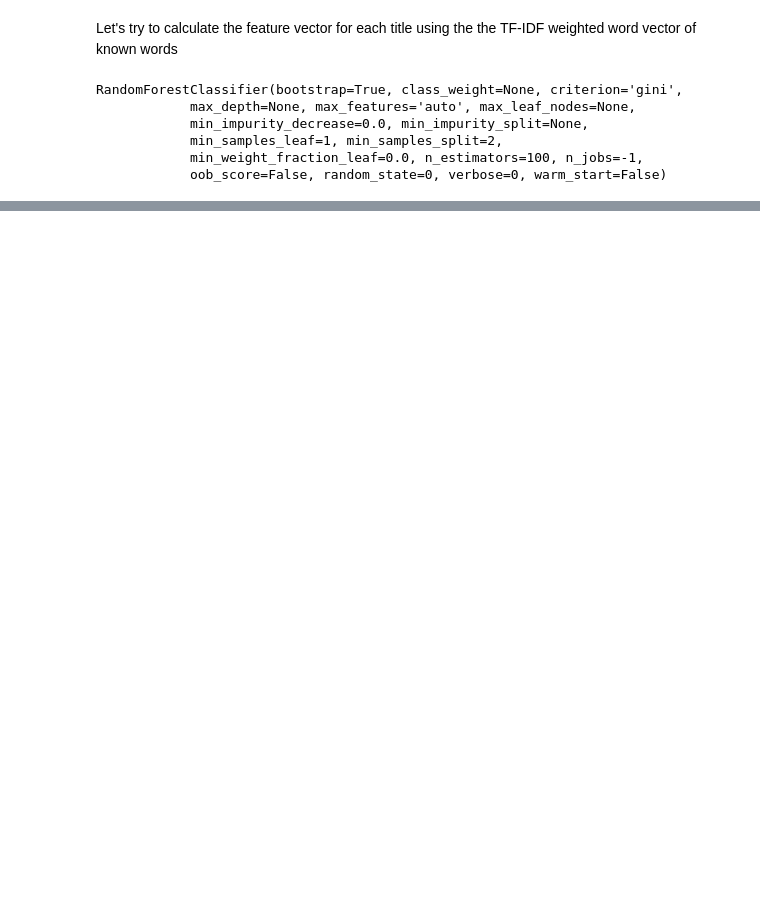
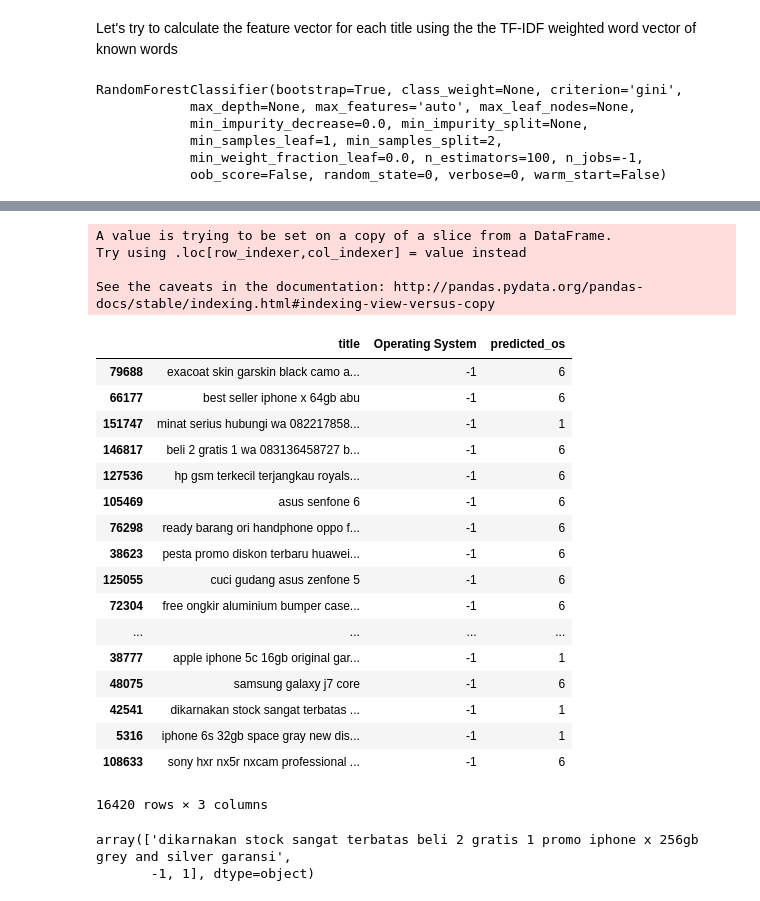
Before and after one commit to Chen-Zhe/ndsc2019, a Jupyter notebook: chenzhe_mobile_exploration.ipynb, the cells around one changed output, grey strips where cells are left out. Drawn from its saved outputs; the diff is of its cells as text; code cells hidden in the pictures; blank space fills up the shorter version.

```diff
--- a/chenzhe_mobile_exploration.ipynb
+++ b/chenzhe_mobile_exploration.ipynb
@@ -384,11 +471,10 @@ def get_avg_title_vector(itemid, title):
     total_vec += word_vec * tf_idf_score
 
   if total_score == 0:
-    return np.nan
+    return None
   return total_vec / total_score
 
-mobile_data["title_vector"] = mobile_data.apply(lambda x: get_avg_title_vector(x.itemid, x.title), axis=1)
+input_data["title_vector"] = input_data.apply(lambda x: get_avg_title_vector(x.itemid, x.title), axis=1)
+
+from sklearn.model_selection import train_test_split
+train, test = train_test_split(input_data.dropna(subset=["title_vector"]), test_size=0.2, random_state=12345)
-# %%
-from sklearn.model_selection import train_test_split
-
-train, test = train_test_split(mobile_data.dropna(subset=['title_vector']), test_size=0.2)
@@ -395,10 +493,20 @@ train, test = train_test_split(mobile_data.dropna(subset=['title_vector']), test
+# %%
+# undersample empty labels
+
+y_col = "Operating System"
+
+reduction_factor = 3
+
+valid_train = train[train[y_col] != -1]
+empty_train = train[train[y_col] == -1]
+sampled_empty_train = empty_train.sample(n=min(len(empty_train), len(valid_train)//reduction_factor), random_state=0)
+
+new_train = pd.concat([valid_train, sampled_empty_train])
 # %%
 from sklearn.ensemble import RandomForestClassifier
 
-y_col = "Operating System"
-
 clf = RandomForestClassifier(n_estimators=100, random_state=0, n_jobs=-1)
-clf.fit(np.stack(train.title_vector.values), train[y_col])
+clf.fit(np.stack(new_train.title_vector.values), new_train[y_col])
 # %% [output]
 RandomForestClassifier(bootstrap=True, class_weight=None, criterion='gini',
             max_depth=None, max_features='auto', max_leaf_nodes=None,
@@ -428,3 +576,35 @@ print(confusion_matrix(test[y_col].values, clf.predict(np.stack(test.title_vecto
+# %%
+temp = test[["title", "Operating System"]]
+temp["predicted_os"] = clf.predict(np.stack(test.title_vector.values))
+temp[(temp["Operating System"] == -1) & (temp["predicted_os"] != -1)]
+# %% [output]
+A value is trying to be set on a copy of a slice from a DataFrame.
+Try using .loc[row_indexer,col_indexer] = value instead
+
+See the caveats in the documentation: http://pandas.pydata.org/pandas-docs/stable/indexing.html#indexing-view-versus-copy
+|  | title | Operating System | predicted_os |
+| 79688 | exacoat skin garskin black camo a... | -1 | 6 |
+| 66177 | best seller iphone x 64gb abu | -1 | 6 |
+| 151747 | minat serius hubungi wa 082217858... | -1 | 1 |
+| 146817 | beli 2 gratis 1 wa 083136458727 b... | -1 | 6 |
+| 127536 | hp gsm terkecil terjangkau royals... | -1 | 6 |
+| 105469 | asus senfone 6 | -1 | 6 |
+| 76298 | ready barang ori handphone oppo f... | -1 | 6 |
+| 38623 | pesta promo diskon terbaru huawei... | -1 | 6 |
+| 125055 | cuci gudang asus zenfone 5 | -1 | 6 |
+| 72304 | free ongkir aluminium bumper case... | -1 | 6 |
+| ... | ... | ... | ... |
+| 38777 | apple iphone 5c 16gb original gar... | -1 | 1 |
+| 48075 | samsung galaxy j7 core | -1 | 6 |
+| 42541 | dikarnakan stock sangat terbatas ... | -1 | 1 |
+| 5316 | iphone 6s 32gb space gray new dis... | -1 | 1 |
+| 108633 | sony hxr nx5r nxcam professional ... | -1 | 6 |
+16420 rows × 3 columns
+# %%
+temp.loc[42541].values
+# %% [output]
+array(['dikarnakan stock sangat terbatas beli 2 gratis 1 promo iphone x 256gb grey and silver garansi',
+       -1, 1], dtype=object)
 # %%
 clf.feature_importances_
 # %% [output]
```
Also changed, not shown: parts of 23 cells of this notebook, 1 other file.
